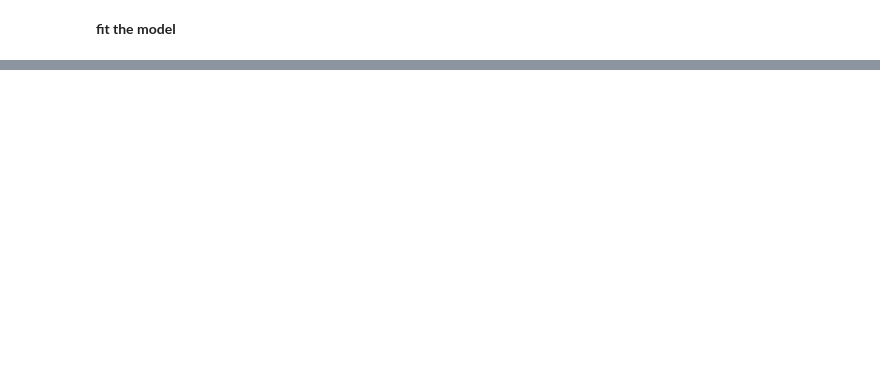
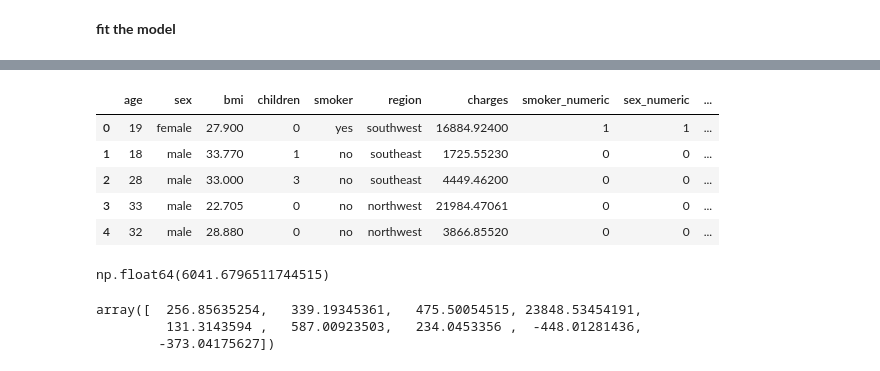
Before and after one commit to Aman14-ai/linear-regression, a Jupyter notebook: medical-datasets/02_linear-regression.ipynb, the cells around one changed output, grey strips where cells are left out. Drawn from its saved outputs; the diff is of its cells as text; code cells hidden in the pictures; blank space fills up the shorter version.

Commit message:
completed linear-regression

```diff
--- a/medical-datasets/02_linear-regression.ipynb
+++ b/medical-datasets/02_linear-regression.ipynb
@@ -62,0 +230,7 @@ rmse(non_smoker_df.charges , sgd_model.predict(inputs))
+# %%
+from sklearn import preprocessing
+enc = preprocessing.OneHotEncoder()
+enc.fit(medical_df[['region']])
+print(enc.categories_)
+one_hot = enc.transform([['northeast'],['northwest'], ['southwest']]).toarray()
+print(one_hot)
@@ -62,0 +243,5 @@ rmse(non_smoker_df.charges , sgd_model.predict(inputs))
+# %%
+one_hot = enc.transform(medical_df[['region']]).toarray()
+print(one_hot)
+print(type(one_hot))
+print(len(one_hot))
@@ -62,0 +258,25 @@ rmse(non_smoker_df.charges , sgd_model.predict(inputs))
+# %%
+medical_df[['northeast', 'northwest', 'southeast', 'southwest']] = one_hot
+medical_df.head()
+# %% [output]
+|  | age | sex | bmi | children | smoker | region | charges | smoker_numeric | sex_numeric | ... |
+| 0 | 19 | female | 27.900 | 0 | yes | southwest | 16884.92400 | 1 | 1 | ... |
+| 1 | 18 | male | 33.770 | 1 | no | southeast | 1725.55230 | 0 | 0 | ... |
+| 2 | 28 | male | 33.000 | 3 | no | southeast | 4449.46200 | 0 | 0 | ... |
+| 3 | 33 | male | 22.705 | 0 | no | northwest | 21984.47061 | 0 | 0 | ... |
+| 4 | 32 | male | 28.880 | 0 | no | northwest | 3866.85520 | 0 | 0 | ... |
+# %%
+inputs = medical_df[['age', 'bmi' , 'children','smoker_numeric', 'sex_numeric', 'northeast', 'northwest', 'southeast', 'southwest']]
+targets = medical_df['charges']
+model = LinearRegression();
+model.fit(inputs,targets)
+predictions = model.predict(inputs)
+rmse(targets,predictions)
+# %% [output]
+np.float64(6041.6796511744515)
+# %%
+model.coef_
+# %% [output]
+array([  256.85635254,   339.19345361,   475.50054515, 23848.53454191,
+         131.3143594 ,   587.00923503,   234.0453356 ,  -448.01281436,
+        -373.04175627])
```
Also changed, not shown: parts of 40 cells of this notebook, 1 other file.
